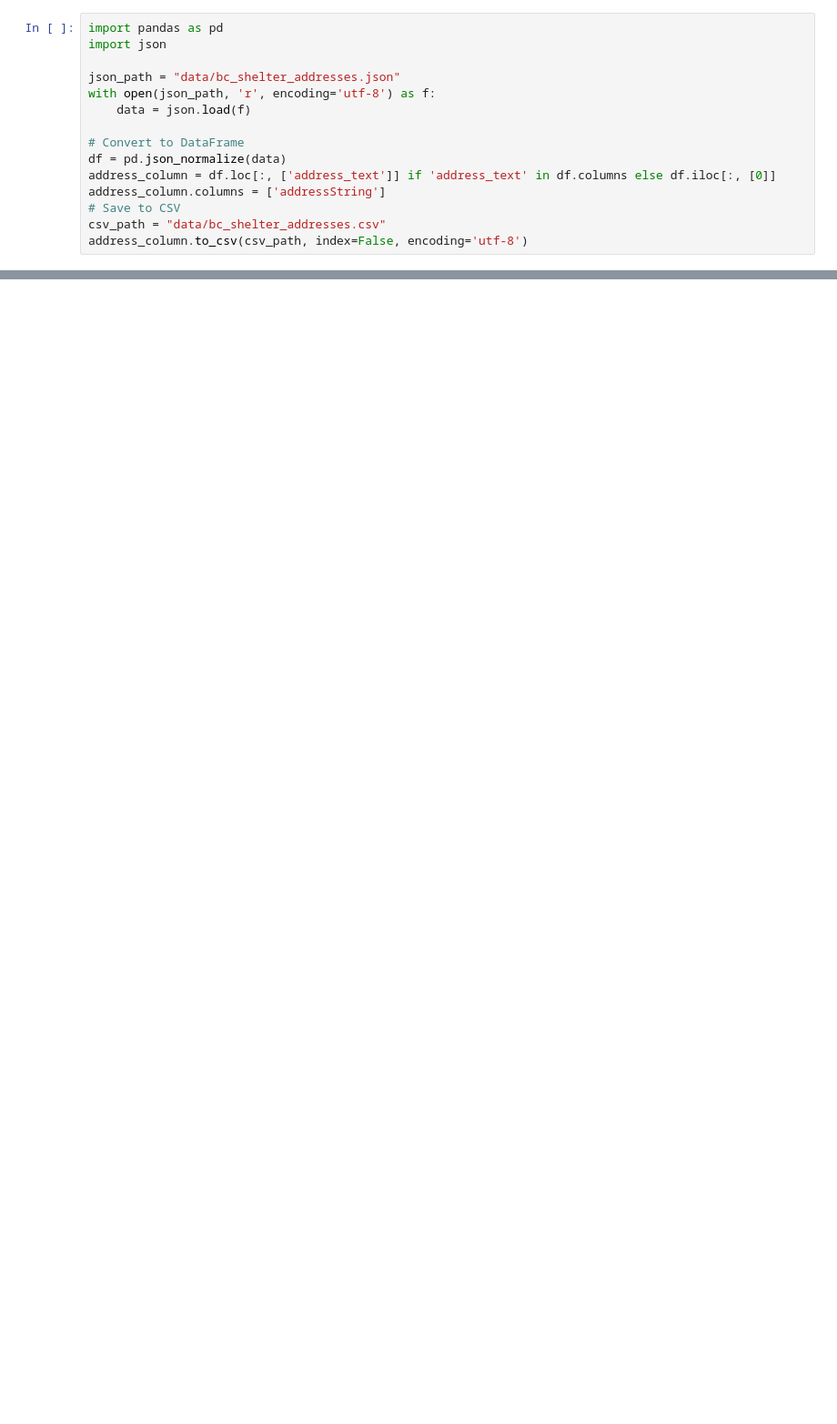
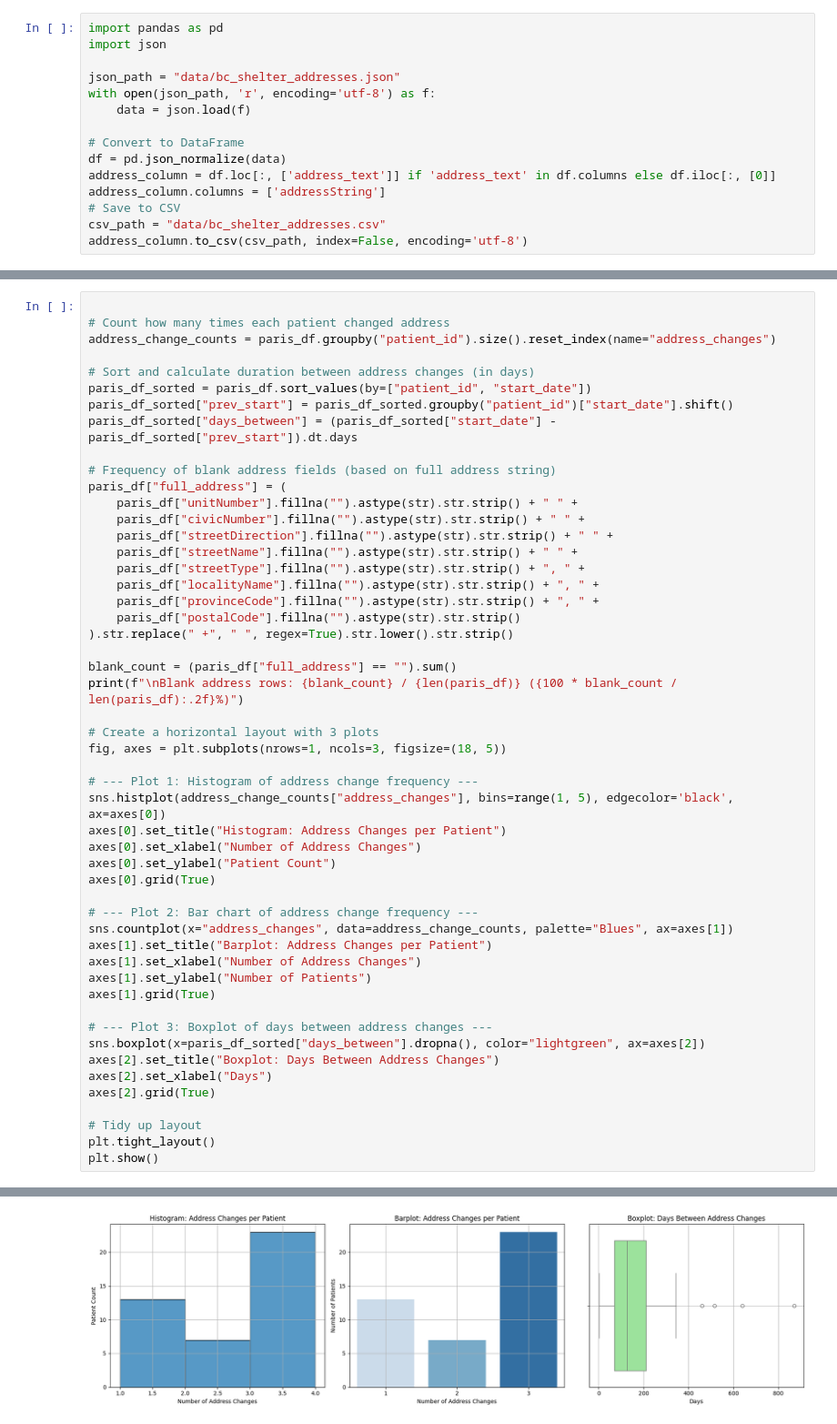
Before and after one commit to jeremychiu08/PEH-cohort, a Jupyter notebook: BC_Addresses_Analysis.ipynb, the cells around one changed output, grey strips where cells are left out. Shown: that part at 91% size. Cells and saved outputs as stored; diff of their text form; blank space fills up the shorter version.

```diff
--- a/BC_Addresses_Analysis.ipynb
+++ b/BC_Addresses_Analysis.ipynb
@@ -355,0 +456,52 @@ File saved as: isnonmarket_addresses.csv
+# %%
+
+# Count how many times each patient changed address
+address_change_counts = paris_df.groupby("patient_id").size().reset_index(name="address_changes")
+
+# Sort and calculate duration between address changes (in days)
+paris_df_sorted = paris_df.sort_values(by=["patient_id", "start_date"])
+paris_df_sorted["prev_start"] = paris_df_sorted.groupby("patient_id")["start_date"].shift()
+paris_df_sorted["days_between"] = (paris_df_sorted["start_date"] - paris_df_sorted["prev_start"]).dt.days
+
+# Frequency of blank address fields (based on full address string)
+paris_df["full_address"] = (
+    paris_df["unitNumber"].fillna("").astype(str).str.strip() + " " +
+    paris_df["civicNumber"].fillna("").astype(str).str.strip() + " " +
+    paris_df["streetDirection"].fillna("").astype(str).str.strip() + " " +
+    paris_df["streetName"].fillna("").astype(str).str.strip() + " " +
+    paris_df["streetType"].fillna("").astype(str).str.strip() + ", " +
+    paris_df["localityName"].fillna("").astype(str).str.strip() + ", " +
+    paris_df["provinceCode"].fillna("").astype(str).str.strip() + ", " +
+    paris_df["postalCode"].fillna("").astype(str).str.strip()
+).str.replace(" +", " ", regex=True).str.lower().str.strip()
+
+blank_count = (paris_df["full_address"] == "").sum()
+print(f"\nBlank address rows: {blank_count} / {len(paris_df)} ({100 * blank_count / len(paris_df):.2f}%)")
+
+# Create a horizontal layout with 3 plots
+fig, axes = plt.subplots(nrows=1, ncols=3, figsize=(18, 5))
+
+# --- Plot 1: Histogram of address change frequency ---
+sns.histplot(address_change_counts["address_changes"], bins=range(1, 5), edgecolor='black', ax=axes[0])
+axes[0].set_title("Histogram: Address Changes per Patient")
+axes[0].set_xlabel("Number of Address Changes")
+axes[0].set_ylabel("Patient Count")
+axes[0].grid(True)
+
+# --- Plot 2: Bar chart of address change frequency ---
+sns.countplot(x="address_changes", data=address_change_counts, palette="Blues", ax=axes[1])
+axes[1].set_title("Barplot: Address Changes per Patient")
+axes[1].set_xlabel("Number of Address Changes")
+axes[1].set_ylabel("Number of Patients")
+axes[1].grid(True)
+
+# --- Plot 3: Boxplot of days between address changes ---
+sns.boxplot(x=paris_df_sorted["days_between"].dropna(), color="lightgreen", ax=axes[2])
+axes[2].set_title("Boxplot: Days Between Address Changes")
+axes[2].set_xlabel("Days")
+axes[2].grid(True)
+
+# Tidy up layout
+plt.tight_layout()
+plt.show()
+# %% [output]
@@ -355,0 +509 @@ File saved as: isnonmarket_addresses.csv
+[figure, added]
```
Also changed, not shown: parts of 34 cells of this notebook, 6 other files.
